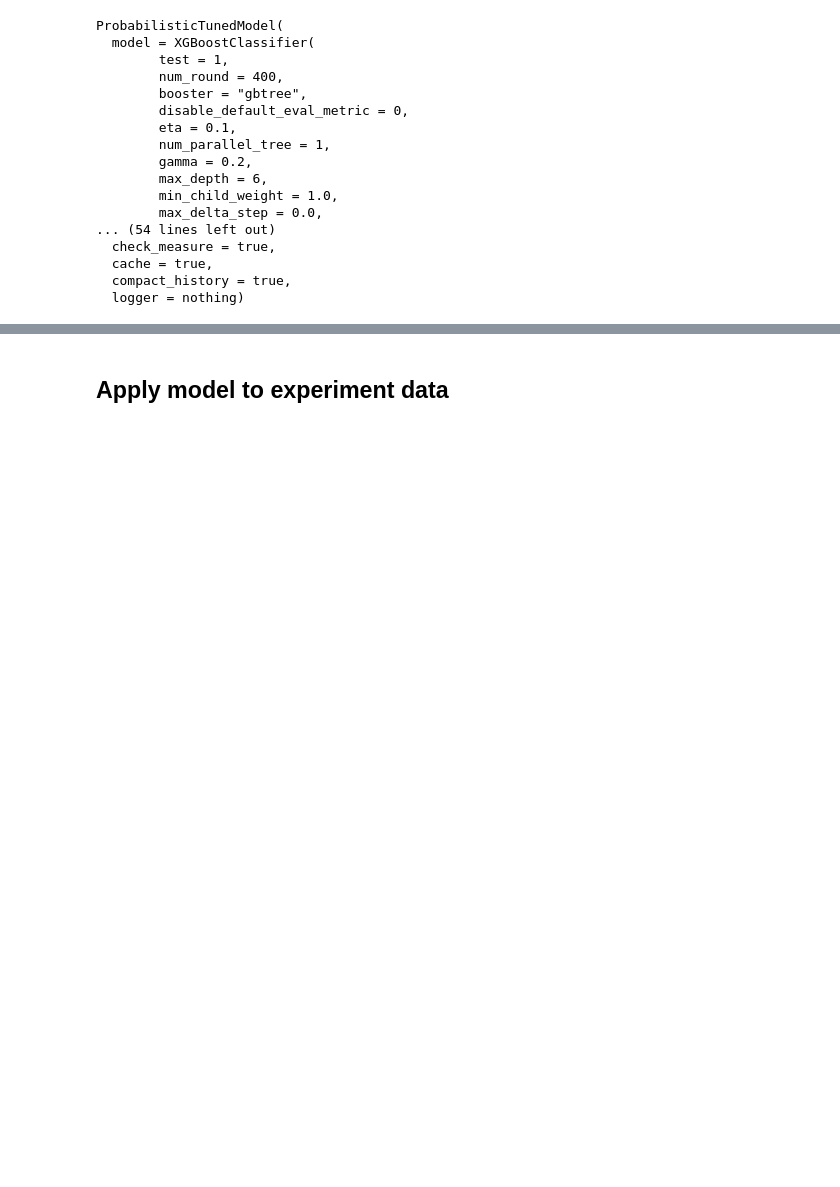
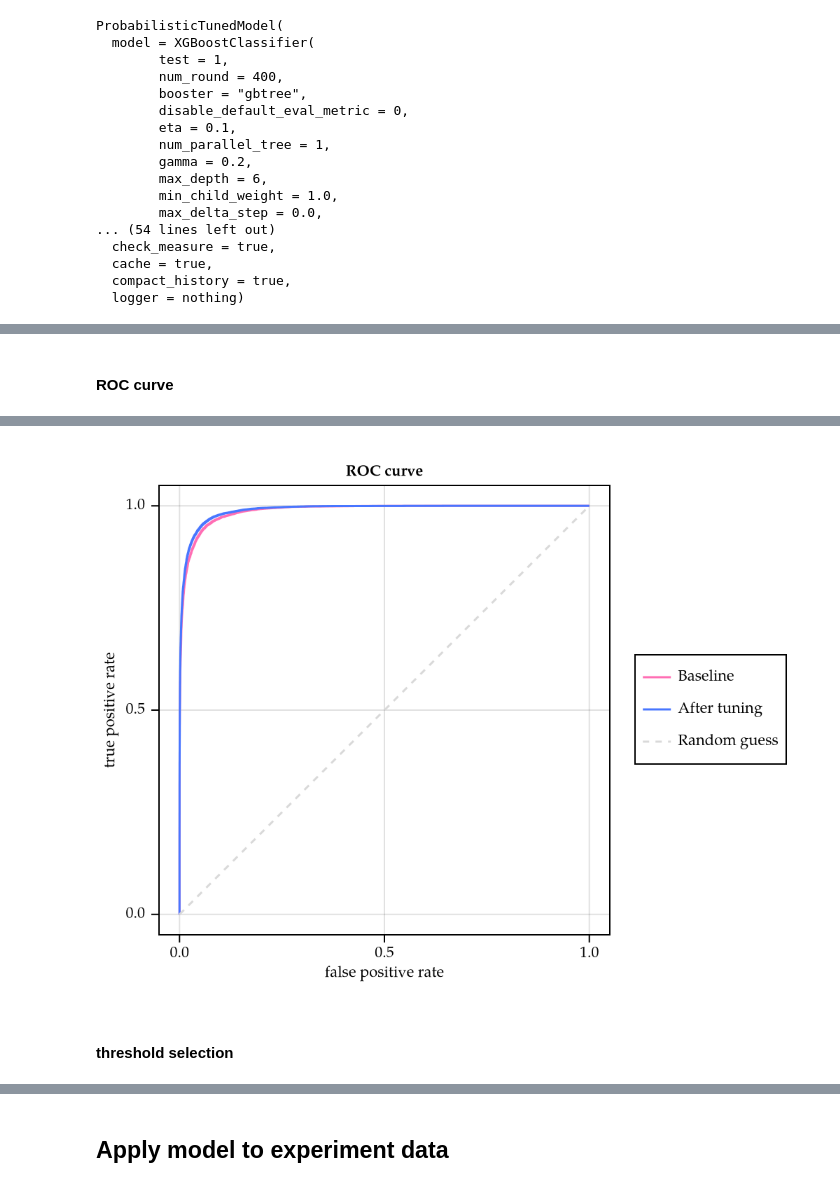
Before and after one commit to Arateniz/Project-MIDAS, a Jupyter notebook: decisiontreeclassifier.ipynb, the cells around one changed output, grey strips where cells are left out. Cells and saved outputs as stored; diff of their text form; code cells hidden in the pictures; blank space fills up the shorter version.

```diff
--- a/decisiontreeclassifier.ipynb
+++ b/decisiontreeclassifier.ipynb
@@ -901,0 +937,49 @@ MLJ.save("./machines/BDT_tuning_2.jls", mach_best)
+# %% [markdown]
+#### ROC curve
+# %%
+roc_tuned = roc_curve(ŷ_test_prob_tuned, y[test]);
+
+fig_roc_tuned = Figure(; size=(500,400))
+
+ax = Axis(
+    fig_roc_tuned[1, 1],
+    title = "ROC curve",
+    xlabel = "false positive rate",
+    ylabel = "true positive rate",
+    aspect = DataAspect()
+)
+
+lines!(
+    roc[1],
+    roc[2],
+    label = "Baseline",
+    color = :hotpink1
+)
+
+lines!(
+    roc_tuned[1],
+    roc_tuned[2],
+    label = "After tuning",
+    color = :royalblue1
+)
+
+lines!(
+    range(0,1),
+    range(0,1),
+    label = "Random guess",
+    color = :gray85,
+    linestyle = :dash
+)
+
+leg = Legend(
+    fig_roc_tuned[1, 2],
+    ax
+)
+
+colsize!(fig_roc_tuned.layout, 1, Aspect(1, 1))
+colsize!(fig_roc_tuned.layout, 2, Auto())
+
+save("figures/roc_curve.pdf", fig_roc_tuned)
+
+fig_roc_tuned
+# %% [output]
@@ -901,0 +988,3 @@ MLJ.save("./machines/BDT_tuning_2.jls", mach_best)
+[figure, added]
+# %% [markdown]
+#### threshold selection
```
Also changed, not shown: parts of 25 cells of this notebook, 2 other files.
